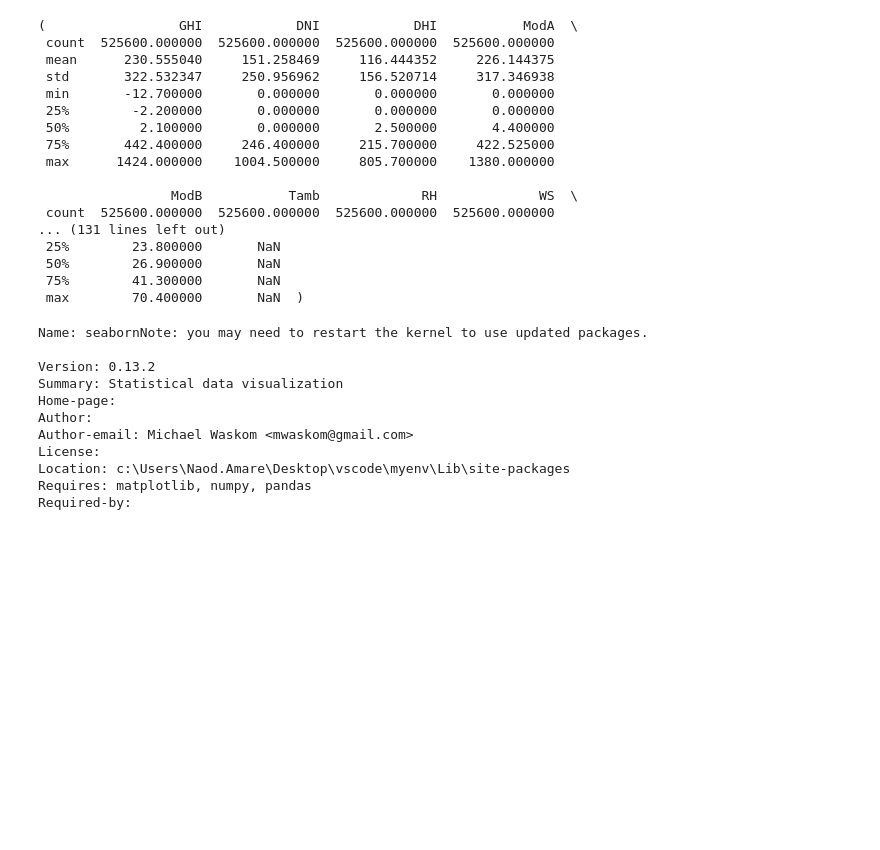
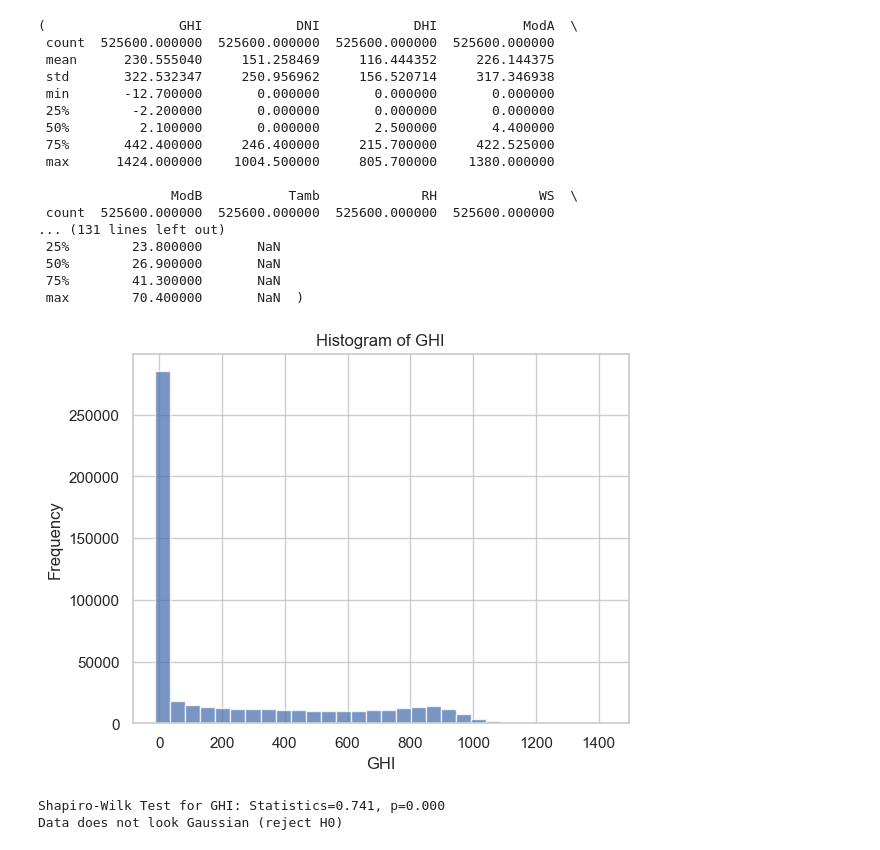
Before and after one commit to Naod-Mergiya/10_ACADEMY, a Jupyter notebook: EDA.ipynb, the cells around one changed output. Saved outputs shown, nothing was run; the diff lists cells and outputs as text; code cells hidden in the pictures; blank space fills up the shorter version.

```diff
--- a/EDA.ipynb
+++ b/EDA.ipynb
@@ -195,17 +207,30 @@ summary_togo, summary_benin, summary_sierraleone
  50%        26.900000       NaN
  75%        41.300000       NaN
  max        70.400000       NaN  )
-# %%
-pip show seaborn
-# %% [output]
-Name: seabornNote: you may need to restart the kernel to use updated packages.
-
-Version: 0.13.2
-Summary: Statistical data visualization
-Home-page:
-Author:
-Author-email: Michael Waskom <mwaskom@gmail.com>
-License:
-Location: c:\Users\Naod.Amare\Desktop\vscode\myenv\Lib\site-packages
-Requires: matplotlib, numpy, pandas
-Required-by:
+# %%
+
+
+
+import matplotlib.pyplot as plt
+from scipy.stats import shapiro
+
+# Function to plot histogram and perform Shapiro-Wilk test
+def analyze_distribution(data, column):
+    plt.hist(data[column], bins=30, alpha=0.75)
+    plt.title(f'Histogram of {column}')
+    plt.xlabel(column)
+    plt.ylabel('Frequency')
+    plt.show()
+
+    stat, p = shapiro(data[column].dropna())  # dropna() to remove missing values for the test
+    print(f'Shapiro-Wilk Test for {column}: Statistics={stat:.3f}, p={p:.3f}')
+    if p > 0.05:
+        print('Data looks Gaussian (fail to reject H0)')
+    else:
+        print('Data does not look Gaussian (reject H0)')
+
+analyze_distribution(data_togo, 'GHI')
+# %% [output]
+[figure, added]
+Shapiro-Wilk Test for GHI: Statistics=0.741, p=0.000
+Data does not look Gaussian (reject H0)
```
Also changed, not shown: parts of 3 cells of this notebook.
